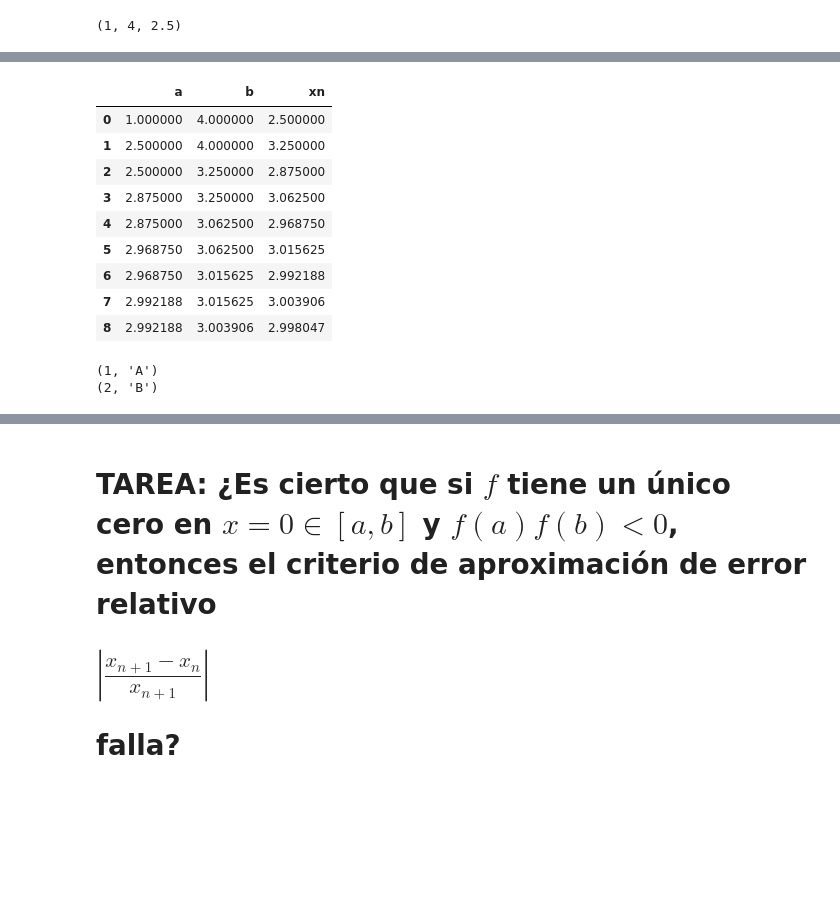
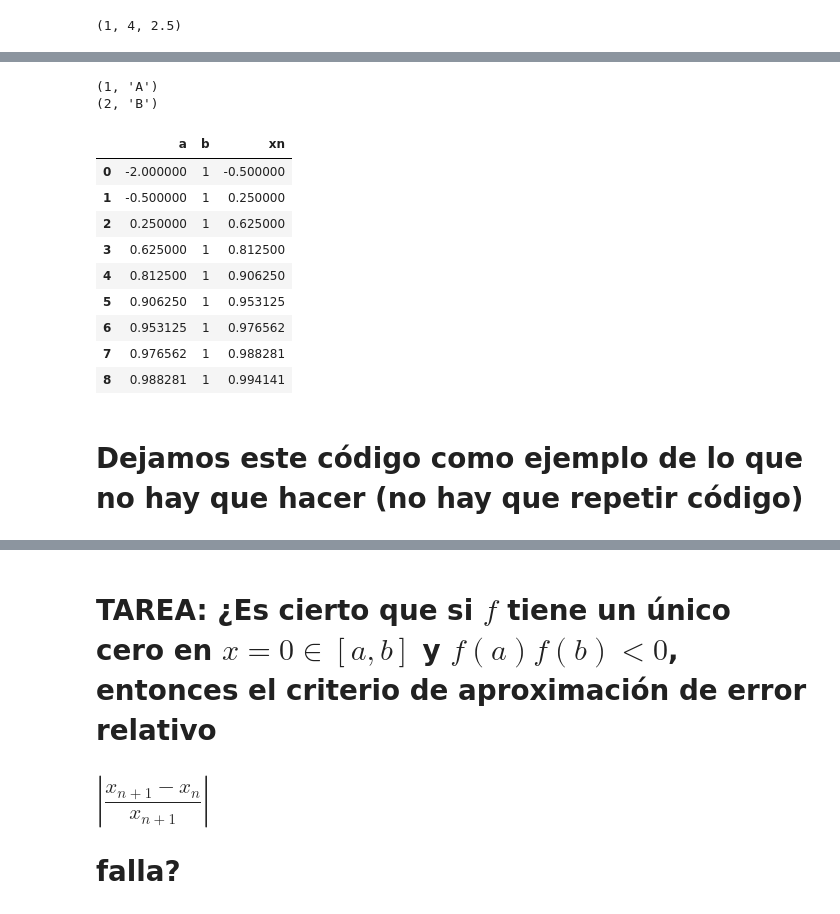
Before and after one commit to codingsilverwolf/computacion-cientifica-2025, a Jupyter notebook: clase_cc_06_05_2025.ipynb, the cells around one changed output, grey strips where cells are left out. Saved outputs shown, nothing was run; the diff lists cells and outputs as text; code cells hidden in the pictures; blank space fills up the shorter version.

```diff
--- a/clase_cc_06_05_2025.ipynb
+++ b/clase_cc_06_05_2025.ipynb
@@ -68,18 +37,3 @@ df_biseccion(h, [1,4], 10)
-# %%
-test = df_biseccion(h, [1,4], 10)
-
-test
-# %% [output]
-|  | a | b | xn |
-| 0 | 1.000000 | 4.000000 | 2.500000 |
-| 1 | 2.500000 | 4.000000 | 3.250000 |
-| 2 | 2.500000 | 3.250000 | 2.875000 |
-| 3 | 2.875000 | 3.250000 | 3.062500 |
-| 4 | 2.875000 | 3.062500 | 2.968750 |
-| 5 | 2.968750 | 3.062500 | 3.015625 |
-| 6 | 2.968750 | 3.015625 | 2.992188 |
-| 7 | 2.992188 | 3.015625 | 3.003906 |
-| 8 | 2.992188 | 3.003906 | 2.998047 |
 # %%
 lista1 = [1, 2]
 lista2 = ['A', 'B']
@@ -91,3 +45,36 @@ for elemento in zipeado:
 # %% [output]
 (1, 'A')
 (2, 'B')
+# %%
+import numpy as np
+import pandas as pd
+
+def df_biseccion(f, intervalo, cantidad_iteraciones):
+    # guardamos en resultados una lista con las llamadas a biseccion. Cada elemento de la lista es una 3-upla (a, b, xn)
+    resultados = [biseccion(f, intervalo, n) for n in range(1, cantidad_iteraciones)]
+
+    # Armamos los arrays de forma natural
+    sucesion_a = np.array([resultado[0] for resultado in resultados])
+    sucesion_b = np.array([resultado[1] for resultado in resultados])
+    sucesion = np.array([resultado[2] for resultado in resultados])
+
+    # zipeamos las columnas para pasarlas a pandas
+
+    return pd.DataFrame(zip(sucesion_a, sucesion_b, sucesion), columns=["a", "b", "xn"])
+
+test = df_biseccion(h, [-2, 1], 10)
+
+test
+# %% [output]
+|  | a | b | xn |
+| 0 | -2.000000 | 1 | -0.500000 |
+| 1 | -0.500000 | 1 | 0.250000 |
+| 2 | 0.250000 | 1 | 0.625000 |
+| 3 | 0.625000 | 1 | 0.812500 |
+| 4 | 0.812500 | 1 | 0.906250 |
+| 5 | 0.906250 | 1 | 0.953125 |
+| 6 | 0.953125 | 1 | 0.976562 |
+| 7 | 0.976562 | 1 | 0.988281 |
+| 8 | 0.988281 | 1 | 0.994141 |
+# %% [markdown]
+# Dejamos este código como ejemplo de lo que no hay que hacer (no hay que repetir código)
```
Also changed, not shown: parts of 23 cells of this notebook, 2 other files.
